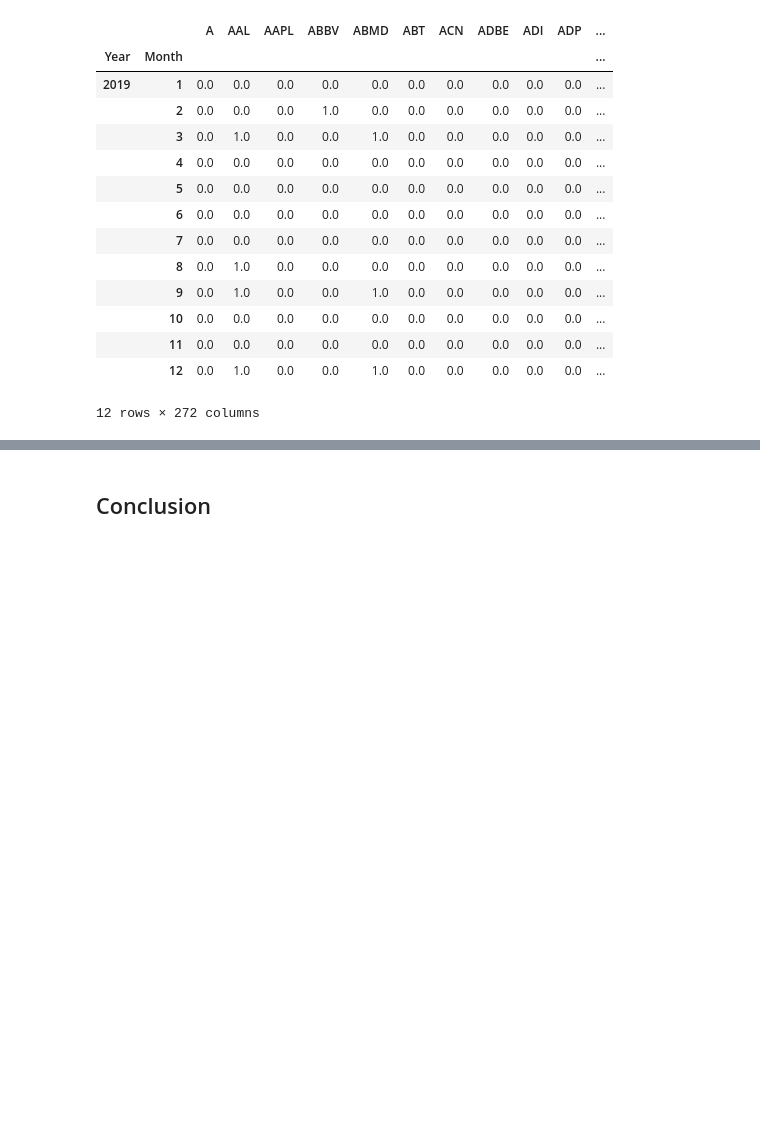
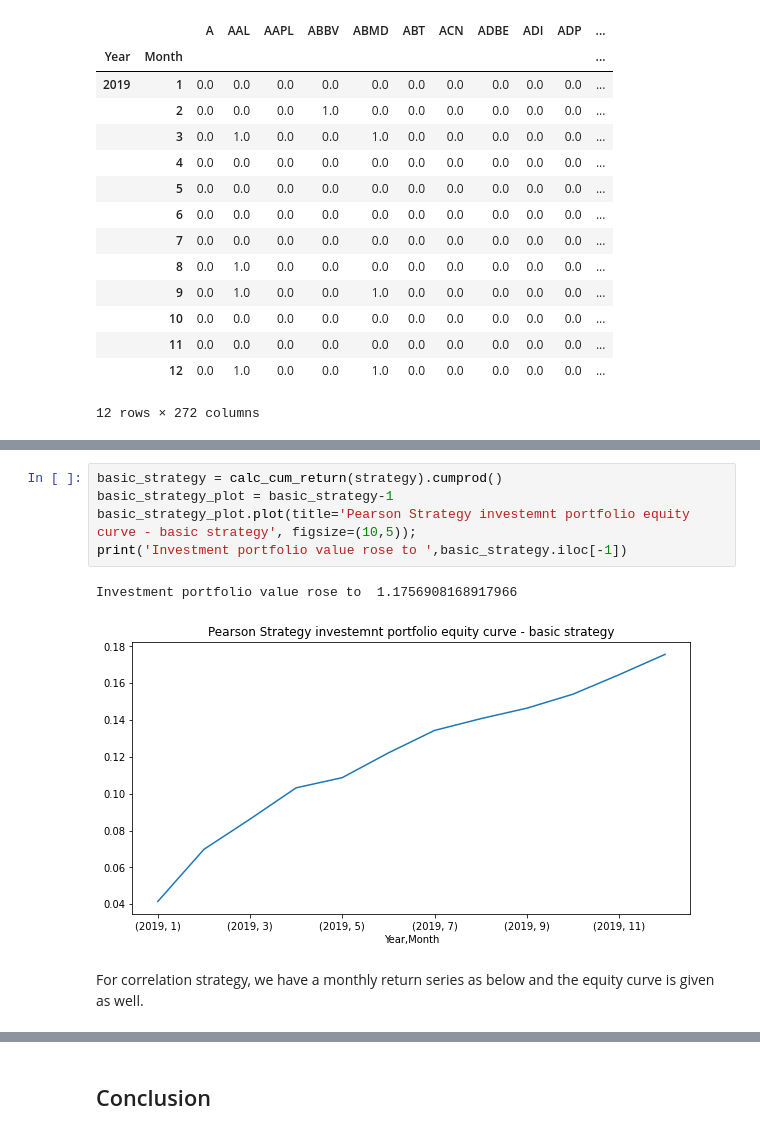
Before and after one commit to hudson-and-thames/arbitrage_research, a Jupyter notebook: Distance Approach/pearson_distance_approach.ipynb, the cells around one changed output, grey strips where cells are left out. Saved outputs shown, nothing was run; the diff lists cells and outputs as text; blank space fills up the shorter version.

Commit message:
Finish pearson distance approach notebook

```diff
--- a/Distance Approach/pearson_distance_approach.ipynb
+++ b/Distance Approach/pearson_distance_approach.ipynb
@@ -317,0 +384,10 @@ Equity Curve Part
+# %%
+basic_strategy = calc_cum_return(strategy).cumprod()
+basic_strategy_plot = basic_strategy-1
+basic_strategy_plot.plot(title='Pearson Strategy investemnt portfolio equity curve - basic strategy', figsize=(10,5));
+print('Investment portfolio value rose to ',basic_strategy.iloc[-1])
+# %% [output]
+Investment portfolio value rose to  1.1756908168917966
+[figure, added]
+# %% [markdown]
+For correlation strategy, we have a monthly return series as below and the equity curve is given as well.
```
Also changed, not shown: parts of 8 cells of this notebook.
